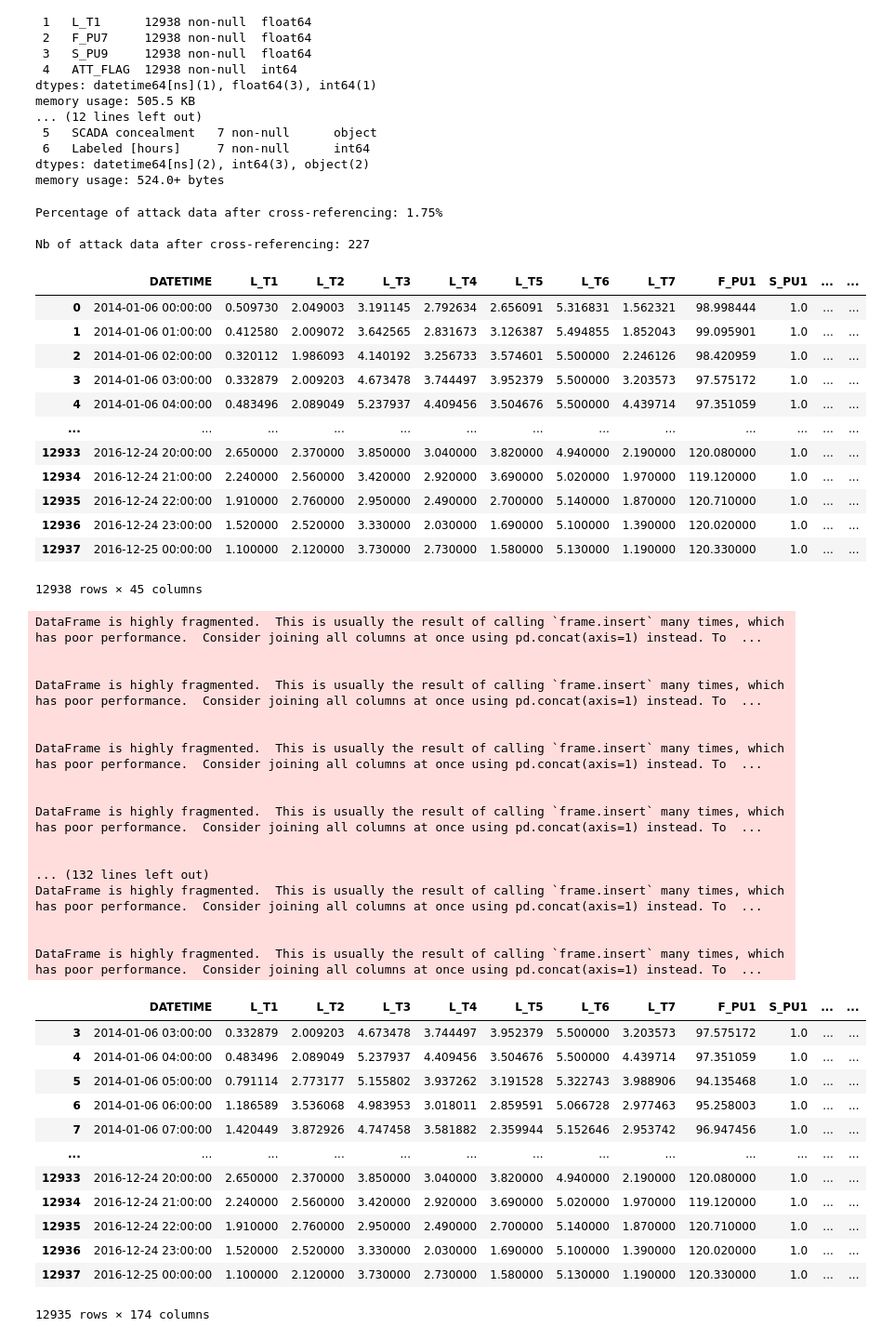
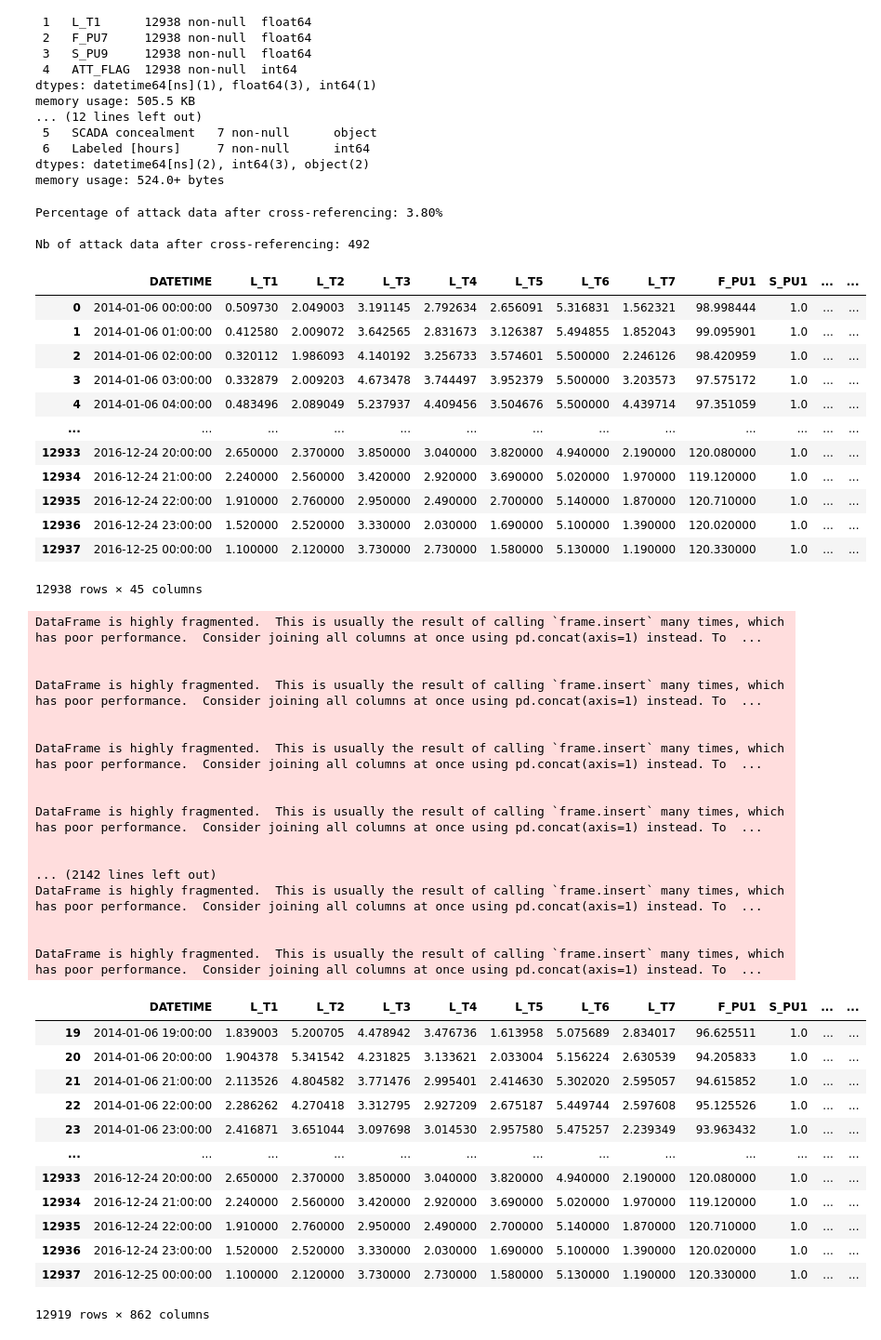
Before and after one commit to Striky2/ics-cybersleuth-ai, a Jupyter notebook: batadal-v2.ipynb, the cells around one changed output. Shown at 93% size. Drawn from its saved outputs; the diff is of its cells as text; code cells hidden in the pictures.

```diff
--- a/batadal-v2.ipynb
+++ b/batadal-v2.ipynb
@@ -116,6 +116,10 @@ memory usage: 505.5 KB
 dtypes: datetime64[ns](2), int64(3), object(2)
 memory usage: 524.0+ bytes
 # %%
+fix_attack_periods = True
+
+batadal_fixed = batadal.copy()
+
 # Loop through each attack period and set ATT_FLAG and T1_ATT_FLAG to T7_ATT_FLAG
 for index, row in batadal_attacks_info.iterrows():
     # Extract start and end of the attack period from the attacks dataset
@@ -123,21 +127,21 @@ for index, row in batadal_attacks_info.iterrows():
     attack_end = pd.to_datetime(row["End_Time"], format="%d/%m/%Y %H")
 
     # Update ATT_FLAG for known attack periods
-    batadal.loc[
-        (batadal["DATETIME"] >= attack_start)
-        & (batadal["DATETIME"] <= attack_end)
-        & (batadal["ATT_FLAG"] == -999),
-        "ATT_FLAG",
-    ] = 1
+    if (fix_attack_periods):
+        batadal_fixed.loc[
+            (batadal_fixed["DATETIME"] >= attack_start)
+            & (batadal_fixed["DATETIME"] <= attack_end),
+            "ATT_FLAG"
+        ] = 1
 
     # Set ATT_FLAG to 0 for non-attack periods (everything else remaining)
-    batadal.loc[
-        (batadal["ATT_FLAG"] == -999), "ATT_FLAG"
+    batadal_fixed.loc[
+        (batadal_fixed["ATT_FLAG"] == -999), "ATT_FLAG"
     ] = 0
 
 # Calculate the percentage of rows labeled as attack (ATT_FLAG == 1)
-final_attack_count = batadal[batadal["ATT_FLAG"] == 1]["ATT_FLAG"].count()
-final_attack_percentage = (final_attack_count / len(batadal)* 100)
+final_attack_count = batadal_fixed[batadal_fixed["ATT_FLAG"] == 1]["ATT_FLAG"].count()
+final_attack_percentage = (final_attack_count / len(batadal_fixed)* 100)
 print(
     f"Percentage of attack data after cross-referencing: {final_attack_percentage:.2f}%\n"
 )
@@ -145,11 +149,11 @@ print(
     f"Nb of attack data after cross-referencing: {final_attack_count}\n"
 )
 
-batadal
+batadal_fixed
 # %% [output]
-Percentage of attack data after cross-referencing: 1.75%
+Percentage of attack data after cross-referencing: 3.80%
 
-Nb of attack data after cross-referencing: 227
+Nb of attack data after cross-referencing: 492
 |  | DATETIME | L_T1 | L_T2 | L_T3 | L_T4 | L_T5 | L_T6 | L_T7 | F_PU1 | S_PU1 | ... | ... |
 | 0 | 2014-01-06 00:00:00 | 0.509730 | 2.049003 | 3.191145 | 2.792634 | 2.656091 | 5.316831 | 1.562321 | 98.998444 | 1.0 | ... | ... |
 | 1 | 2014-01-06 01:00:00 | 0.412580 | 2.009072 | 3.642565 | 2.831673 | 3.126387 | 5.494855 | 1.852043 | 99.095901 | 1.0 | ... | ... |
@@ -166,46 +170,51 @@ Nb of attack data after cross-referencing: 227
 # %%
 # Prepare the data
 columns_to_exclude = ["DATETIME", "ATT_FLAG"]
 
-initial_batadal_colums = batadal.columns
+initial_batadal_colums = batadal_fixed.columns
 
-for n in range(1,4):
+batadal_fixed_copy = batadal_fixed.copy()
+
+batadal_fixed_copy["ATT_FLAG"] = batadal_fixed["ATT_FLAG"]
+
+for n in range(1,20):
         for col in [col for col in initial_batadal_colums if col not in columns_to_exclude]:
                 # Create a new column representing the algebraic variation between current and previous row
-                batadal[f"{col}_past_{n}"] = batadal[col].shift(n)
+                batadal_fixed_copy[f"{col}_past_{n}"] = batadal_fixed[col].shift(n)
 
 # Drop the first row with NaN values due to the shift operation
-batadal = batadal.dropna()
+batadal_fixed_copy = batadal_fixed_copy.dropna()
+y = batadal_fixed_copy['ATT_FLAG']
 
-batadal
+batadal_fixed_copy
 # %% [output]
 DataFrame is highly fragmented.  This is usually the result of calling `frame.insert` many times, which has poor performance.  Consider joining all columns at once using pd.concat(axis=1) instead. To  ...
 
 
 DataFrame is highly fragmented.  This is usually the result of calling `frame.insert` many times, which has poor performance.  Consider joining all columns at once using pd.concat(axis=1) instead. To  ...
 
 
 DataFrame is highly fragmented.  This is usually the result of calling `frame.insert` many times, which has poor performance.  Consider joining all columns at once using pd.concat(axis=1) instead. To  ...
 
 
 DataFrame is highly fragmented.  This is usually the result of calling `frame.insert` many times, which has poor performance.  Consider joining all columns at once using pd.concat(axis=1) instead. To  ...
 
 
-... (132 lines left out)
+... (2142 lines left out)
 DataFrame is highly fragmented.  This is usually the result of calling `frame.insert` many times, which has poor performance.  Consider joining all columns at once using pd.concat(axis=1) instead. To  ...
 
 
 DataFrame is highly fragmented.  This is usually the result of calling `frame.insert` many times, which has poor performance.  Consider joining all columns at once using pd.concat(axis=1) instead. To  ...
 |  | DATETIME | L_T1 | L_T2 | L_T3 | L_T4 | L_T5 | L_T6 | L_T7 | F_PU1 | S_PU1 | ... | ... |
-| 3 | 2014-01-06 03:00:00 | 0.332879 | 2.009203 | 4.673478 | 3.744497 | 3.952379 | 5.500000 | 3.203573 | 97.575172 | 1.0 | ... | ... |
-| 4 | 2014-01-06 04:00:00 | 0.483496 | 2.089049 | 5.237937 | 4.409456 | 3.504676 | 5.500000 | 4.439714 | 97.351059 | 1.0 | ... | ... |
-| 5 | 2014-01-06 05:00:00 | 0.791114 | 2.773177 | 5.155802 | 3.937262 | 3.191528 | 5.322743 | 3.988906 | 94.135468 | 1.0 | ... | ... |
-| 6 | 2014-01-06 06:00:00 | 1.186589 | 3.536068 | 4.983953 | 3.018011 | 2.859591 | 5.066728 | 2.977463 | 95.258003 | 1.0 | ... | ... |
-| 7 | 2014-01-06 07:00:00 | 1.420449 | 3.872926 | 4.747458 | 3.581882 | 2.359944 | 5.152646 | 2.953742 | 96.947456 | 1.0 | ... | ... |
+| 19 | 2014-01-06 19:00:00 | 1.839003 | 5.200705 | 4.478942 | 3.476736 | 1.613958 | 5.075689 | 2.834017 | 96.625511 | 1.0 | ... | ... |
+| 20 | 2014-01-06 20:00:00 | 1.904378 | 5.341542 | 4.231825 | 3.133621 | 2.033004 | 5.156224 | 2.630539 | 94.205833 | 1.0 | ... | ... |
+| 21 | 2014-01-06 21:00:00 | 2.113526 | 4.804582 | 3.771476 | 2.995401 | 2.414630 | 5.302020 | 2.595057 | 94.615852 | 1.0 | ... | ... |
+| 22 | 2014-01-06 22:00:00 | 2.286262 | 4.270418 | 3.312795 | 2.927209 | 2.675187 | 5.449744 | 2.597608 | 95.125526 | 1.0 | ... | ... |
+| 23 | 2014-01-06 23:00:00 | 2.416871 | 3.651044 | 3.097698 | 3.014530 | 2.957580 | 5.475257 | 2.239349 | 93.963432 | 1.0 | ... | ... |
 | ... | ... | ... | ... | ... | ... | ... | ... | ... | ... | ... | ... | ... |
 | 12933 | 2016-12-24 20:00:00 | 2.650000 | 2.370000 | 3.850000 | 3.040000 | 3.820000 | 4.940000 | 2.190000 | 120.080000 | 1.0 | ... | ... |
 | 12934 | 2016-12-24 21:00:00 | 2.240000 | 2.560000 | 3.420000 | 2.920000 | 3.690000 | 5.020000 | 1.970000 | 119.120000 | 1.0 | ... | ... |
 | 12935 | 2016-12-24 22:00:00 | 1.910000 | 2.760000 | 2.950000 | 2.490000 | 2.700000 | 5.140000 | 1.870000 | 120.710000 | 1.0 | ... | ... |
 | 12936 | 2016-12-24 23:00:00 | 1.520000 | 2.520000 | 3.330000 | 2.030000 | 1.690000 | 5.100000 | 1.390000 | 120.020000 | 1.0 | ... | ... |
 | 12937 | 2016-12-25 00:00:00 | 1.100000 | 2.120000 | 3.730000 | 2.730000 | 1.580000 | 5.130000 | 1.190000 | 120.330000 | 1.0 | ... | ... |
-12935 rows × 174 columns
+12919 rows × 862 columns
```
Also changed, not shown: parts of 3 cells of this notebook.
